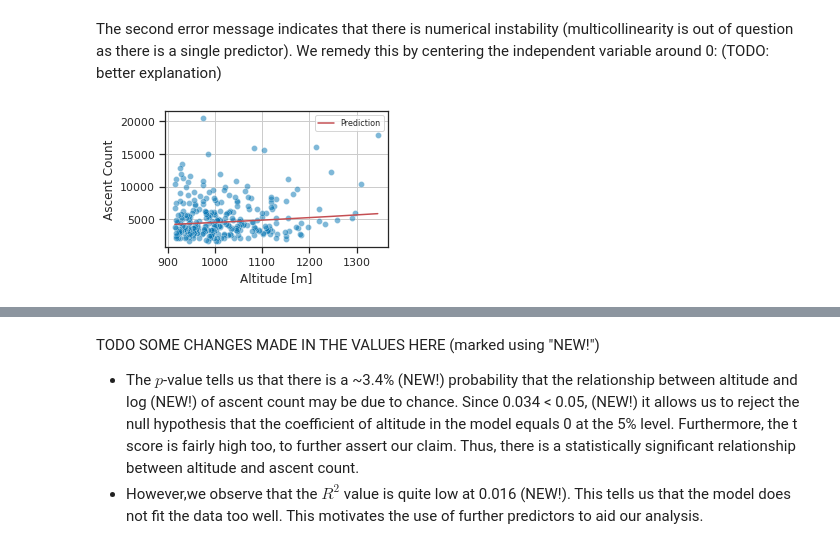
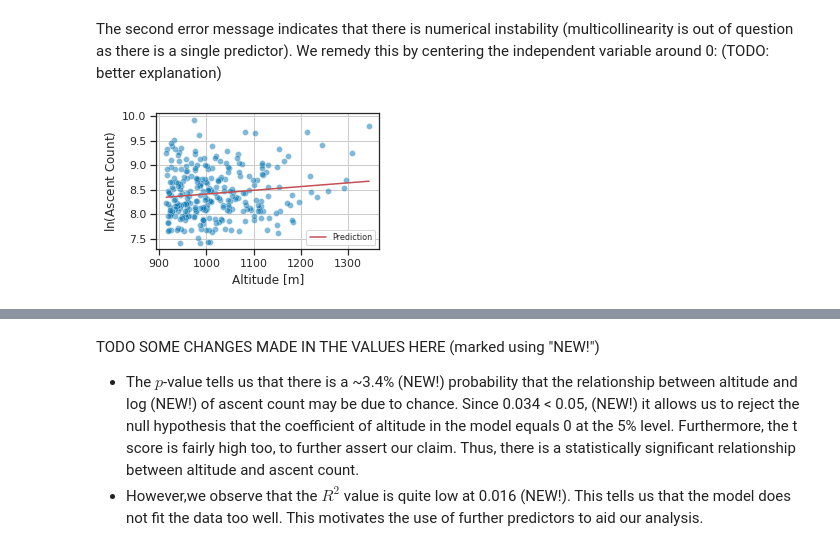
Before and after one commit to filipbalucha/FDS_final_project, a Jupyter notebook: data_analysis.ipynb, the cells around one changed output, grey strips where cells are left out. Saved outputs shown, nothing was run; the diff lists cells and outputs as text; code cells hidden in the pictures.

```diff
--- a/data_analysis.ipynb
+++ b/data_analysis.ipynb
@@ -284,21 +284,22 @@ model = smf.ols('np.log(ascent_count) ~ altitude', data=munro_mod)
 results_altitude = model.fit()
 # %%
 plt.figure(figsize=(4,2.5))
-sns.scatterplot(data=munro, y='ascent_count', x='altitude', alpha=0.5)
-y_hat = np.exp(results_altitude.predict(munro_mod['altitude']))  # Predicted data
+log_ascent = np.log(munro['ascent_count'])
+sns.scatterplot(data=munro, y=log_ascent, x='altitude', alpha=0.5)
+y_hat = results_altitude.predict(munro_mod['altitude'])  # Predicted data
 sns.lineplot(x=munro['altitude'], y=y_hat, color='r', label='Prediction')
 plt.xlabel('Altitude [m]')
-plt.ylabel('Ascent Count')
+plt.ylabel('$\ln$(Ascent Count)')
 plt.grid()
 
 # plt.suptitle('Prediction Over Raw Data')
 plt.legend(prop={ 'size': 8 })
 plt.savefig('report/q1_prediction.pdf', bbox_inches='tight')
 plt.show()
 
 print(results_altitude.summary())
 # %% [output]
-[figure, old version]
+[figure, new version]
                              OLS Regression Results
 ================================================================================
 Dep. Variable:     np.log(ascent_count)   R-squared:                       0.016
```
Also changed, not shown: parts of 10 cells of this notebook, 14 other files.
